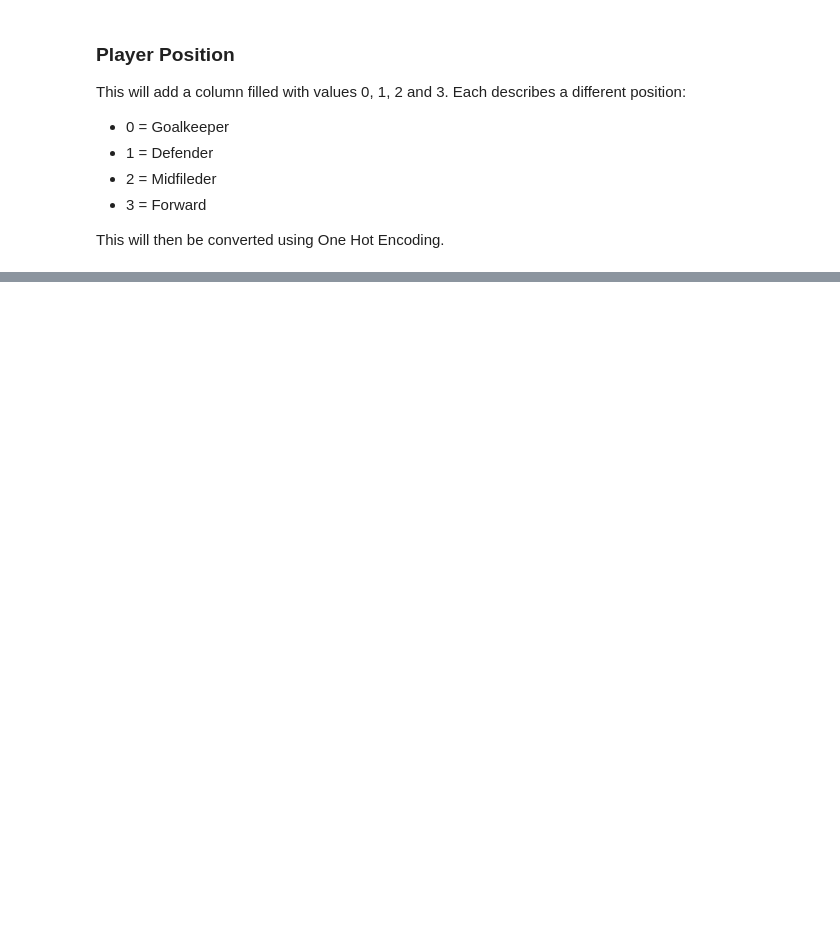
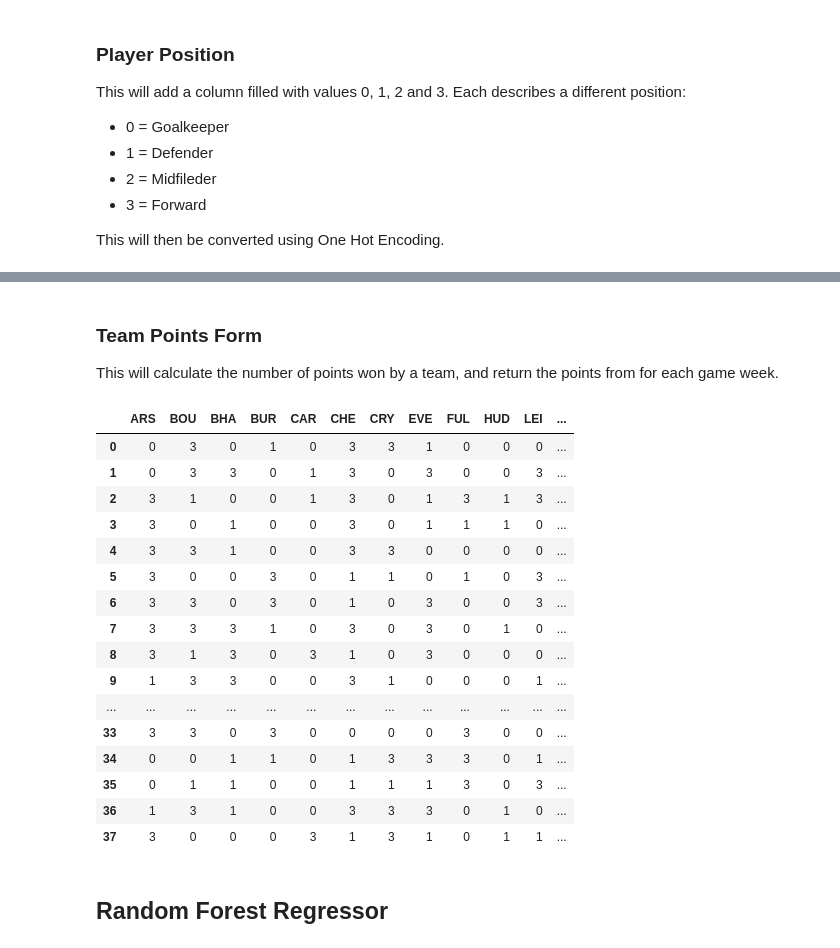
Before and after one commit to richardjdury/fpl, a Jupyter notebook: jupyter/preparing_data/Developing Features.ipynb, the cells around one changed output, grey strips where cells are left out. Drawn from its saved outputs; the diff is of its cells as text; code cells hidden in the pictures; blank space fills up the shorter version.

```diff
--- a/jupyter/preparing_data/Developing Features.ipynb
+++ b/jupyter/preparing_data/Developing Features.ipynb
@@ -195,0 +304,13 @@ form_on_columns = ["total_points", "minutes"]
+# %%
+# empty array
+nGames = np.zeros(pp_len, dtype="int")
+
+# loop thorugh players
+for i in player_ids:
+
+    player_col = pp.loc[player_bool[:, i], "was_home"]
+    player_index = player_col.index
+    nGames[list(player_index)] = np.array(range(len(player_index)))
+
+dataset["n_games"] = pd.Series(nGames)
+dataset.head()
@@ -195,0 +360,52 @@ form_on_columns = ["total_points", "minutes"]
+# %% [markdown]
+### Team Points Form
+
+This will calculate the number of points won by a team, and return the points from for each game week.
+# %%
+team_ids = np.array(range(20))
+points_won_per_round = np.zeros((38,20), dtype="int")
+
+for i in team_ids:
+
+    # get id of teams
+    team_index = np.logical_or(fixtures["team_h"]==i, fixtures["team_a"]==i)
+    team_df = fixtures.loc[team_index,:].reset_index(drop=True)
+
+    for j in team_df.index:
+        if team_df.loc[j,"team_h"]==i:
+            if team_df.loc[j,"team_h_score"] > team_df.loc[j,"team_a_score"]:
+                points_won_per_round[j,i] = 3
+            elif team_df.loc[j,"team_h_score"] < team_df.loc[j,"team_a_score"]:
+                points_won_per_round[j,i] = 0
+            else:
+                points_won_per_round[j,i] = 1
+        else:
+            if team_df.loc[j,"team_h_score"] < team_df.loc[j,"team_a_score"]:
+                points_won_per_round[j,i] = 3
+            elif team_df.loc[j,"team_h_score"] > team_df.loc[j,"team_a_score"]:
+                points_won_per_round[j,i] = 0
+            else:
+                points_won_per_round[j,i] = 1
+
+points_tally = pd.DataFrame(points_won_per_round, columns=list(teams["short_name"]))
+points_tally.head(38)
+# %% [output]
+|  | ARS | BOU | BHA | BUR | CAR | CHE | CRY | EVE | FUL | HUD | LEI | ... |
+| 0 | 0 | 3 | 0 | 1 | 0 | 3 | 3 | 1 | 0 | 0 | 0 | ... |
+| 1 | 0 | 3 | 3 | 0 | 1 | 3 | 0 | 3 | 0 | 0 | 3 | ... |
+| 2 | 3 | 1 | 0 | 0 | 1 | 3 | 0 | 1 | 3 | 1 | 3 | ... |
+| 3 | 3 | 0 | 1 | 0 | 0 | 3 | 0 | 1 | 1 | 1 | 0 | ... |
+| 4 | 3 | 3 | 1 | 0 | 0 | 3 | 3 | 0 | 0 | 0 | 0 | ... |
+| 5 | 3 | 0 | 0 | 3 | 0 | 1 | 1 | 0 | 1 | 0 | 3 | ... |
+| 6 | 3 | 3 | 0 | 3 | 0 | 1 | 0 | 3 | 0 | 0 | 3 | ... |
+| 7 | 3 | 3 | 3 | 1 | 0 | 3 | 0 | 3 | 0 | 1 | 0 | ... |
+| 8 | 3 | 1 | 3 | 0 | 3 | 1 | 0 | 3 | 0 | 0 | 0 | ... |
+| 9 | 1 | 3 | 3 | 0 | 0 | 3 | 1 | 0 | 0 | 0 | 1 | ... |
+| ... | ... | ... | ... | ... | ... | ... | ... | ... | ... | ... | ... | ... |
+| 33 | 3 | 3 | 0 | 3 | 0 | 0 | 0 | 0 | 3 | 0 | 0 | ... |
+| 34 | 0 | 0 | 1 | 1 | 0 | 1 | 3 | 3 | 3 | 0 | 1 | ... |
+| 35 | 0 | 1 | 1 | 0 | 0 | 1 | 1 | 1 | 3 | 0 | 3 | ... |
+| 36 | 1 | 3 | 1 | 0 | 0 | 3 | 3 | 3 | 0 | 1 | 0 | ... |
+| 37 | 3 | 0 | 0 | 0 | 3 | 1 | 3 | 1 | 0 | 1 | 1 | ... |
+# %% [markdown]
+## Random Forest Regressor
```
Also changed, not shown: parts of 22 cells of this notebook.
